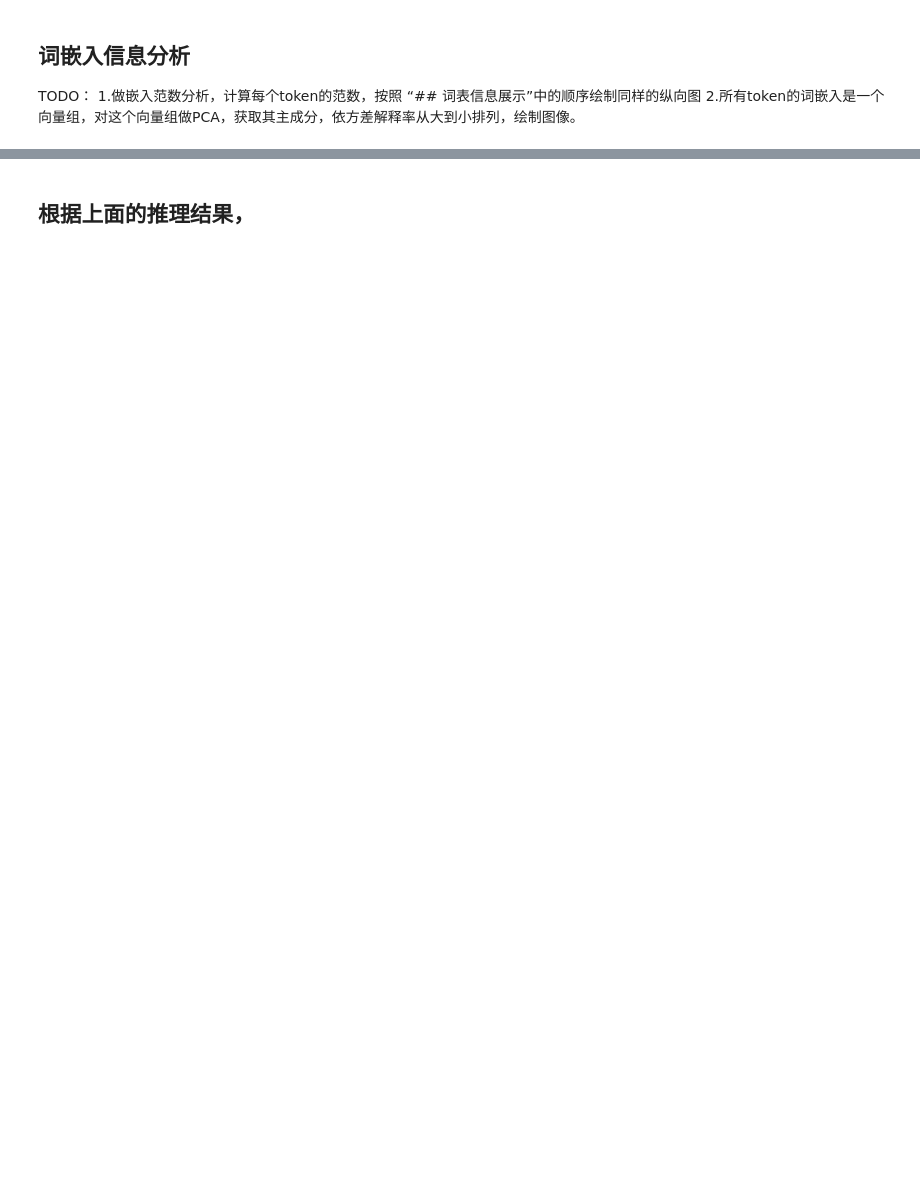
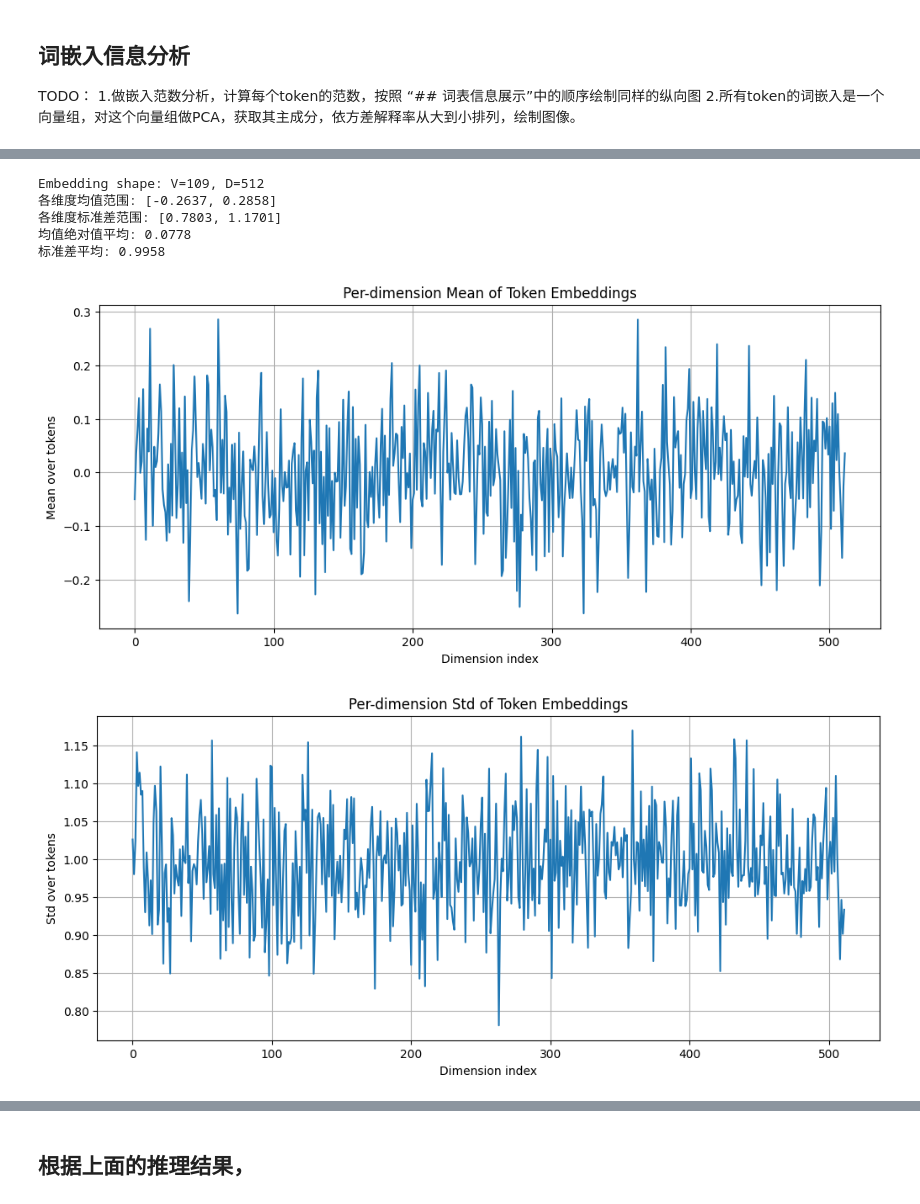
Before and after one commit to ZZL-2005/NNDL-course-captioning, a Jupyter notebook: experiments/analysis1.ipynb, the cells around one changed output, grey strips where cells are left out. Cells and saved outputs as stored; diff of their text form; code cells hidden in the pictures; blank space fills up the shorter version.

```diff
--- a/experiments/analysis1.ipynb
+++ b/experiments/analysis1.ipynb
@@ -9,0 +341,62 @@ TODO：
+# %%
+import numpy as np
+import matplotlib.pyplot as plt
+
+# 如果上面单元格已经有 emb，就可以直接用
+# 否则取消下面一行注释重新取一次
+# emb = model.decoder.token_emb.weight.detach().cpu().numpy()  # [V, D]
+
+V, D = emb.shape
+print(f"Embedding shape: V={V}, D={D}")
+
+# 1. 每一维在所有 token 上的均值和标准差
+dim_means = emb.mean(axis=0)   # [D]
+dim_stds  = emb.std(axis=0)    # [D]
+
+print(f"各维度均值范围: [{dim_means.min():.4f}, {dim_means.max():.4f}]")
+print(f"各维度标准差范围: [{dim_stds.min():.4f}, {dim_stds.max():.4f}]")
+print(f"均值绝对值平均: {np.mean(np.abs(dim_means)):.4f}")
+print(f"标准差平均: {np.mean(dim_stds):.4f}")
+
+# 2. 画“维度 -> 均值 / 方差”的曲线
+plt.figure(figsize=(12, 5))
+plt.plot(dim_means)
+plt.xlabel("Dimension index")
+plt.ylabel("Mean over tokens")
+plt.title("Per-dimension Mean of Token Embeddings")
+plt.grid(True)
+plt.show()
+
+plt.figure(figsize=(12, 5))
+plt.plot(dim_stds)
+plt.xlabel("Dimension index")
+plt.ylabel("Std over tokens")
+plt.title("Per-dimension Std of Token Embeddings")
+plt.grid(True)
+plt.show()
+
+# 3. 所有维度的均值直方图（看均值是否集中在 0 左右）
+plt.figure(figsize=(8, 5))
+plt.hist(dim_means, bins=30)
+plt.xlabel("Dimension mean value")
+plt.ylabel("Count")
+plt.title("Histogram of Per-dimension Means")
+plt.grid(True)
+plt.show()
+
+# 4. 所有 embedding 权重的总体直方图（看整体分布形状）
+plt.figure(figsize=(8, 5))
+plt.hist(emb.flatten(), bins=50)
+plt.xlabel("Embedding weight value")
+plt.ylabel("Count")
+plt.title("Histogram of All Embedding Weights")
+plt.grid(True)
+plt.show()
+# %% [output]
+Embedding shape: V=109, D=512
+各维度均值范围: [-0.2637, 0.2858]
+各维度标准差范围: [0.7803, 1.1701]
+均值绝对值平均: 0.0778
+标准差平均: 0.9958
+[figure, added]
+[figure, added]
```
Also changed, not shown: parts of 26 cells of this notebook, 9 other files.
